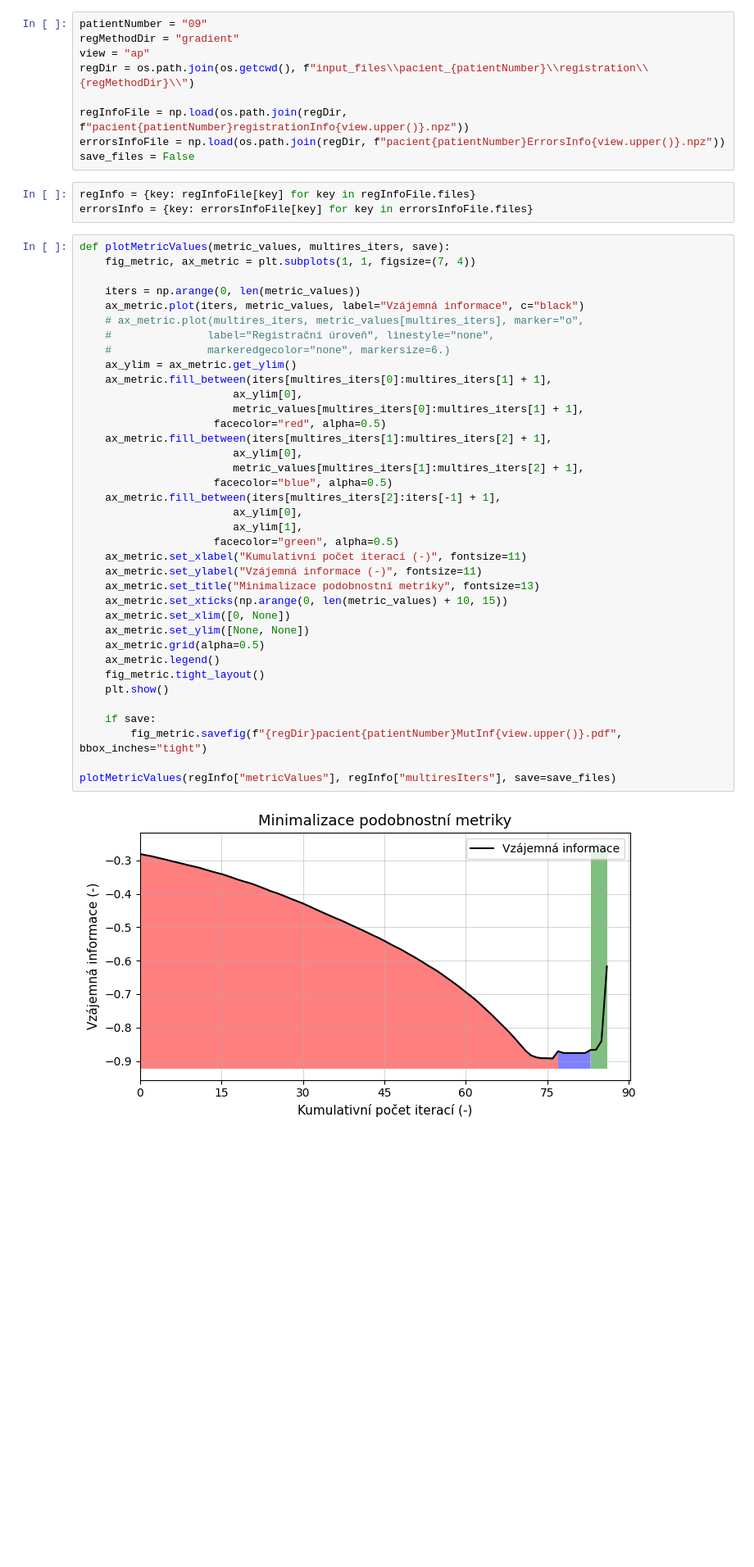
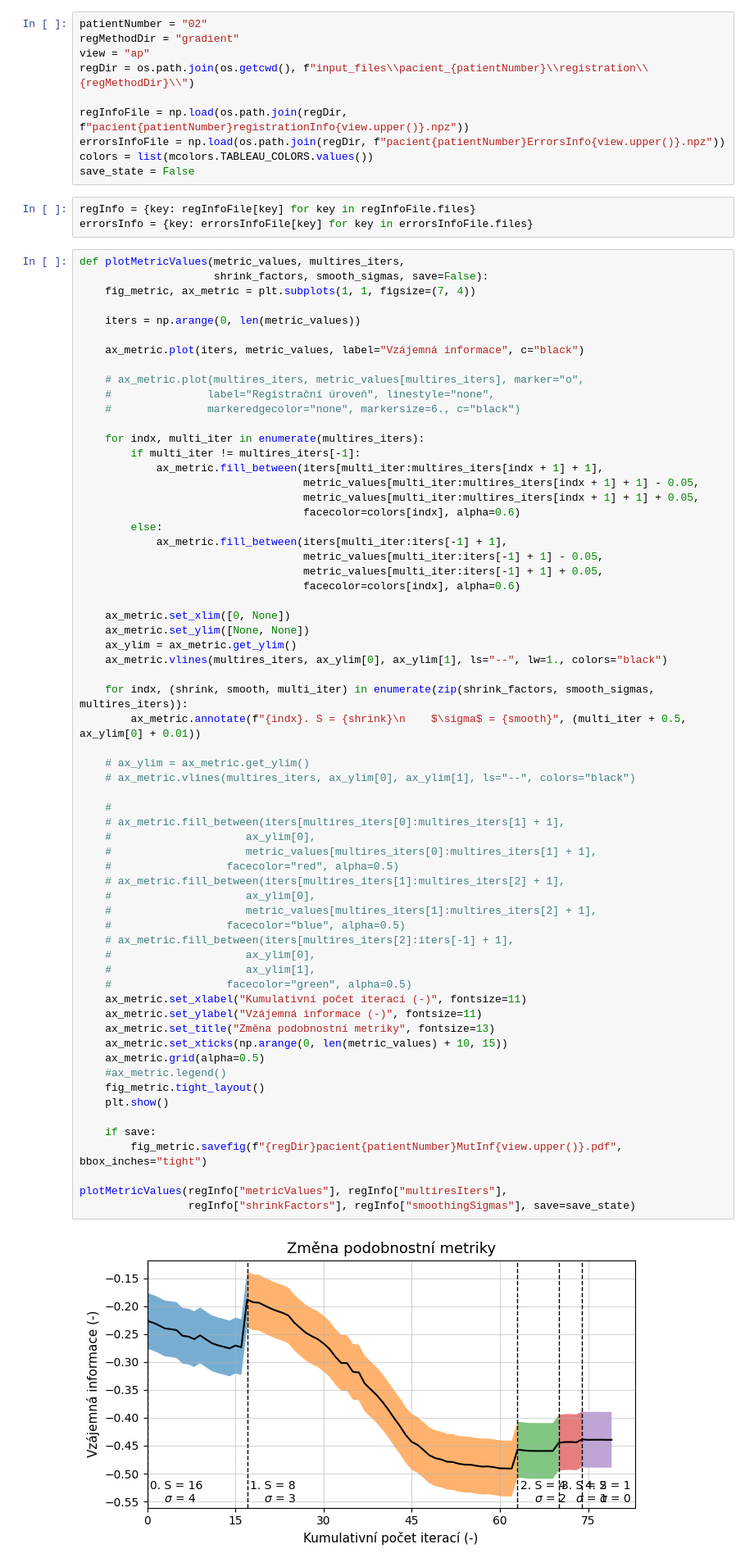
Before and after one commit to Vojtech-Benda/ca_isf, a Jupyter notebook: plotResults.ipynb, the cells around one changed output. Shown at 82% size. Saved outputs shown, nothing was run; the diff lists cells and outputs as text; blank space fills up the shorter version.

```diff
--- a/plotResults.ipynb
+++ b/plotResults.ipynb
@@ -6,54 +8,81 @@ import os
 # %%
-patientNumber = "09"
+patientNumber = "02"
 regMethodDir = "gradient"
 view = "ap"
 regDir = os.path.join(os.getcwd(), f"input_files\\pacient_{patientNumber}\\registration\\{regMethodDir}\\")
 
 regInfoFile = np.load(os.path.join(regDir, f"pacient{patientNumber}registrationInfo{view.upper()}.npz"))
 errorsInfoFile = np.load(os.path.join(regDir, f"pacient{patientNumber}ErrorsInfo{view.upper()}.npz"))
-save_files = False
+colors = list(mcolors.TABLEAU_COLORS.values())
+save_state = False
 # %%
 regInfo = {key: regInfoFile[key] for key in regInfoFile.files}
 errorsInfo = {key: errorsInfoFile[key] for key in errorsInfoFile.files}
 # %%
-def plotMetricValues(metric_values, multires_iters, save):
+def plotMetricValues(metric_values, multires_iters,
+                     shrink_factors, smooth_sigmas, save=False):
     fig_metric, ax_metric = plt.subplots(1, 1, figsize=(7, 4))
 
     iters = np.arange(0, len(metric_values))
+
     ax_metric.plot(iters, metric_values, label="Vzájemná informace", c="black")
+
     # ax_metric.plot(multires_iters, metric_values[multires_iters], marker="o",
     #               label="Registrační úroveň", linestyle="none",
-    #               markeredgecolor="none", markersize=6.)
+    #               markeredgecolor="none", markersize=6., c="black")
+
+    for indx, multi_iter in enumerate(multires_iters):
+        if multi_iter != multires_iters[-1]:
+            ax_metric.fill_between(iters[multi_iter:multires_iters[indx + 1] + 1],
+                                   metric_values[multi_iter:multires_iters[indx + 1] + 1] - 0.05,
+                                   metric_values[multi_iter:multires_iters[indx + 1] + 1] + 0.05,
+                                   facecolor=colors[indx], alpha=0.6)
+        else:
+            ax_metric.fill_between(iters[multi_iter:iters[-1] + 1],
+                                   metric_values[multi_iter:iters[-1] + 1] - 0.05,
+                                   metric_values[multi_iter:iters[-1] + 1] + 0.05,
+                                   facecolor=colors[indx], alpha=0.6)
+
+    ax_metric.set_xlim([0, None])
+    ax_metric.set_ylim([None, None])
     ax_ylim = ax_metric.get_ylim()
-    ax_metric.fill_between(iters[multires_iters[0]:multires_iters[1] + 1],
-                        ax_ylim[0],
-                        metric_values[multires_iters[0]:multires_iters[1] + 1],
-                     facecolor="red", alpha=0.5)
-    ax_metric.fill_between(iters[multires_iters[1]:multires_iters[2] + 1],
-                        ax_ylim[0],
-                        metric_values[multires_iters[1]:multires_iters[2] + 1],
-                     facecolor="blue", alpha=0.5)
-    ax_metric.fill_between(iters[multires_iters[2]:iters[-1] + 1],
-                        ax_ylim[0],
-                        ax_ylim[1],
-                     facecolor="green", alpha=0.5)
+    ax_metric.vlines(multires_iters, ax_ylim[0], ax_ylim[1], ls="--", lw=1., colors="black")
+
+    for indx, (shrink, smooth, multi_iter) in enumerate(zip(shrink_factors, smooth_sigmas, multires_iters)):
+        ax_metric.annotate(f"{indx}. S = {shrink}\n    $\sigma$ = {smooth}", (multi_iter + 0.5, ax_ylim[0] + 0.01))
+
+    # ax_ylim = ax_metric.get_ylim()
+    # ax_metric.vlines(multires_iters, ax_ylim[0], ax_ylim[1], ls="--", colors="black")
+
+    #
+    # ax_metric.fill_between(iters[multires_iters[0]:multires_iters[1] + 1],
+    #                     ax_ylim[0],
+    #                     metric_values[multires_iters[0]:multires_iters[1] + 1],
+    #                  facecolor="red", alpha=0.5)
+    # ax_metric.fill_between(iters[multires_iters[1]:multires_iters[2] + 1],
+    #                     ax_ylim[0],
+    #                     metric_values[multires_iters[1]:multires_iters[2] + 1],
+    #                  facecolor="blue", alpha=0.5)
+    # ax_metric.fill_between(iters[multires_iters[2]:iters[-1] + 1],
+    #                     ax_ylim[0],
+    #                     ax_ylim[1],
+    #                  facecolor="green", alpha=0.5)
     ax_metric.set_xlabel("Kumulativní počet iterací (-)", fontsize=11)
     ax_metric.set_ylabel("Vzájemná informace (-)", fontsize=11)
-    ax_metric.set_title("Minimalizace podobnostní metriky", fontsize=13)
+    ax_metric.set_title("Změna podobnostní metriky", fontsize=13)
     ax_metric.set_xticks(np.arange(0, len(metric_values) + 10, 15))
-    ax_metric.set_xlim([0, None])
-    ax_metric.set_ylim([None, None])
     ax_metric.grid(alpha=0.5)
-    ax_metric.legend()
+    #ax_metric.legend()
     fig_metric.tight_layout()
     plt.show()
 
     if save:
         fig_metric.savefig(f"{regDir}pacient{patientNumber}MutInf{view.upper()}.pdf", bbox_inches="tight")
 
-plotMetricValues(regInfo["metricValues"], regInfo["multiresIters"], save=save_files)
+plotMetricValues(regInfo["metricValues"], regInfo["multiresIters"],
+                 regInfo["shrinkFactors"], regInfo["smoothingSigmas"], save=save_state)
 # %% [output]
-[figure, old version]
+[figure, new version]
 # %%
 def plotRegistrationErrors(mean_errors, min_errors, max_errors,
                            metric_values, multires_iters, save=False):
```
Also changed, not shown: parts of 8 cells of this notebook, 1 other file.
